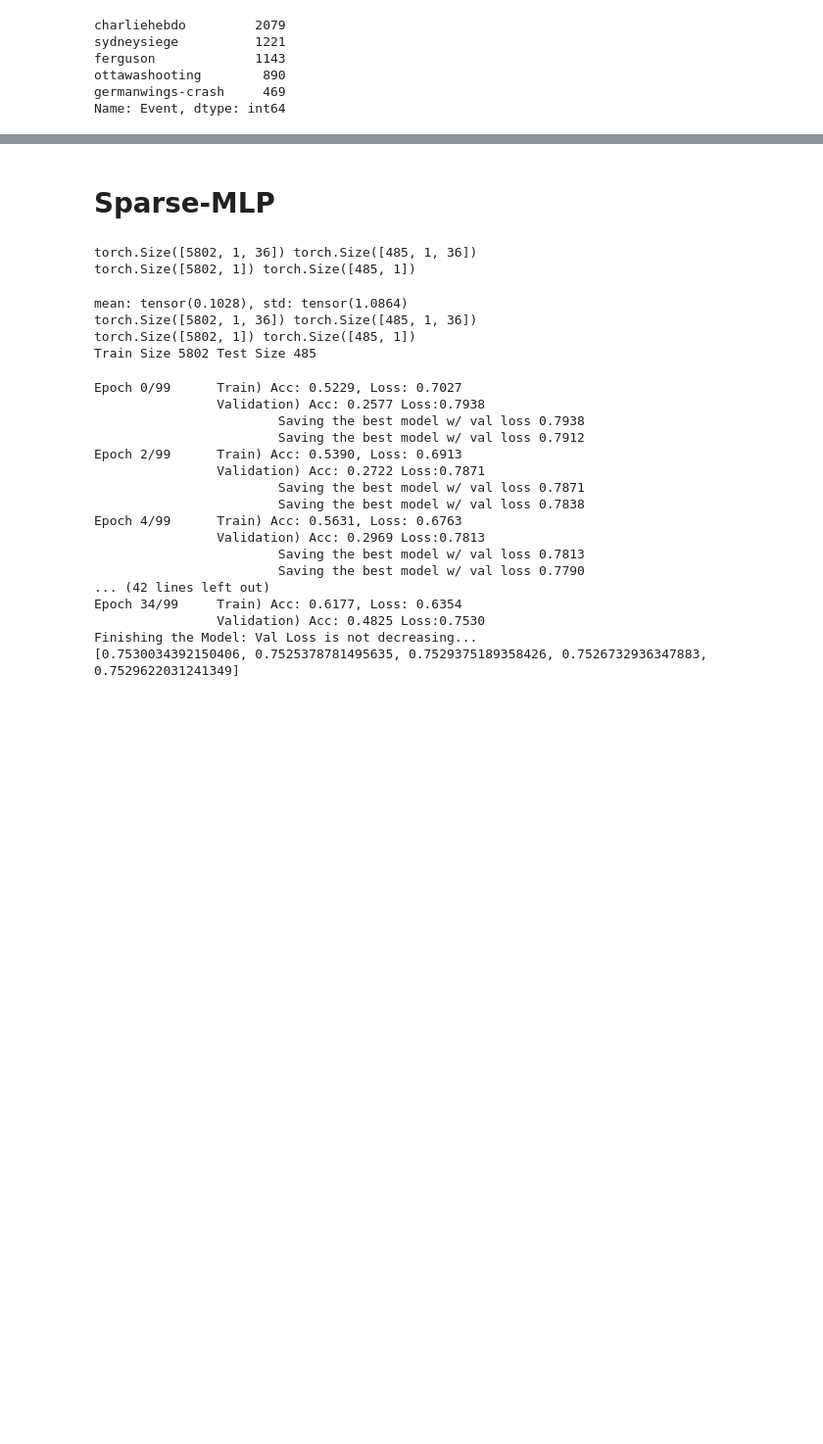
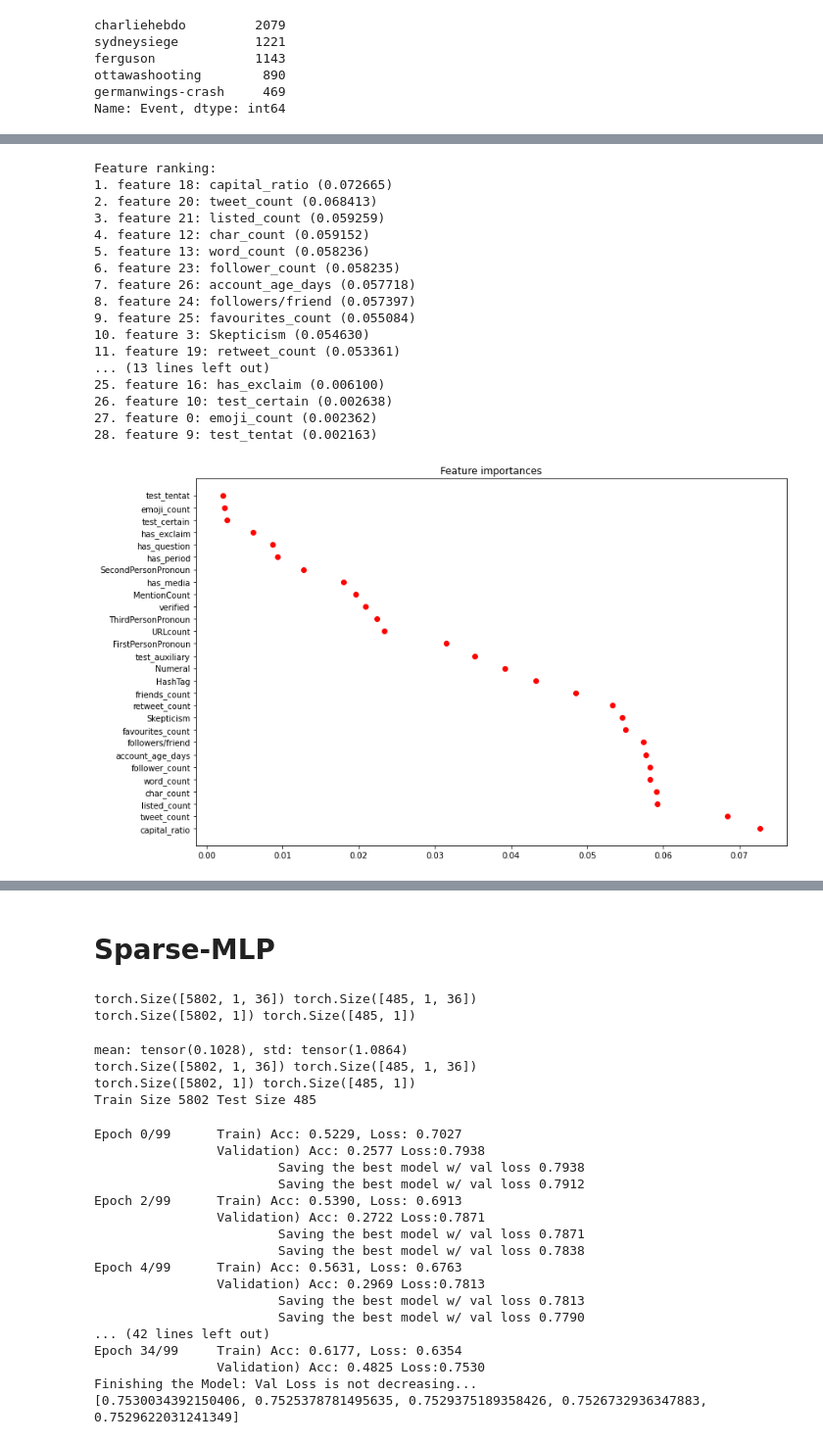
Before and after one commit to zzunebye/Capstone-code-data, a Jupyter notebook: _CLF_MLP.ipynb, the cells around one changed output, grey strips where cells are left out. Shown at 98% size. Cells and saved outputs as stored; diff of their text form; code cells hidden in the pictures; blank space fills up the shorter version.

```diff
--- a/_CLF_MLP.ipynb
+++ b/_CLF_MLP.ipynb
@@ -101,0 +238,21 @@ def set_seed(seed_value=42):
+# %%
+f_imp(pheme_sparse_final, pheme_y)
+# %% [output]
+Feature ranking:
+1. feature 18: capital_ratio (0.072665)
+2. feature 20: tweet_count (0.068413)
+3. feature 21: listed_count (0.059259)
+4. feature 12: char_count (0.059152)
+5. feature 13: word_count (0.058236)
+6. feature 23: follower_count (0.058235)
+7. feature 26: account_age_days (0.057718)
+8. feature 24: followers/friend (0.057397)
+9. feature 25: favourites_count (0.055084)
+10. feature 3: Skepticism (0.054630)
+11. feature 19: retweet_count (0.053361)
+... (13 lines left out)
+25. feature 16: has_exclaim (0.006100)
+26. feature 10: test_certain (0.002638)
+27. feature 0: emoji_count (0.002362)
+28. feature 9: test_tentat (0.002163)
+[figure, added]
```
Also changed, not shown: parts of 27 cells of this notebook, 48 other files.
